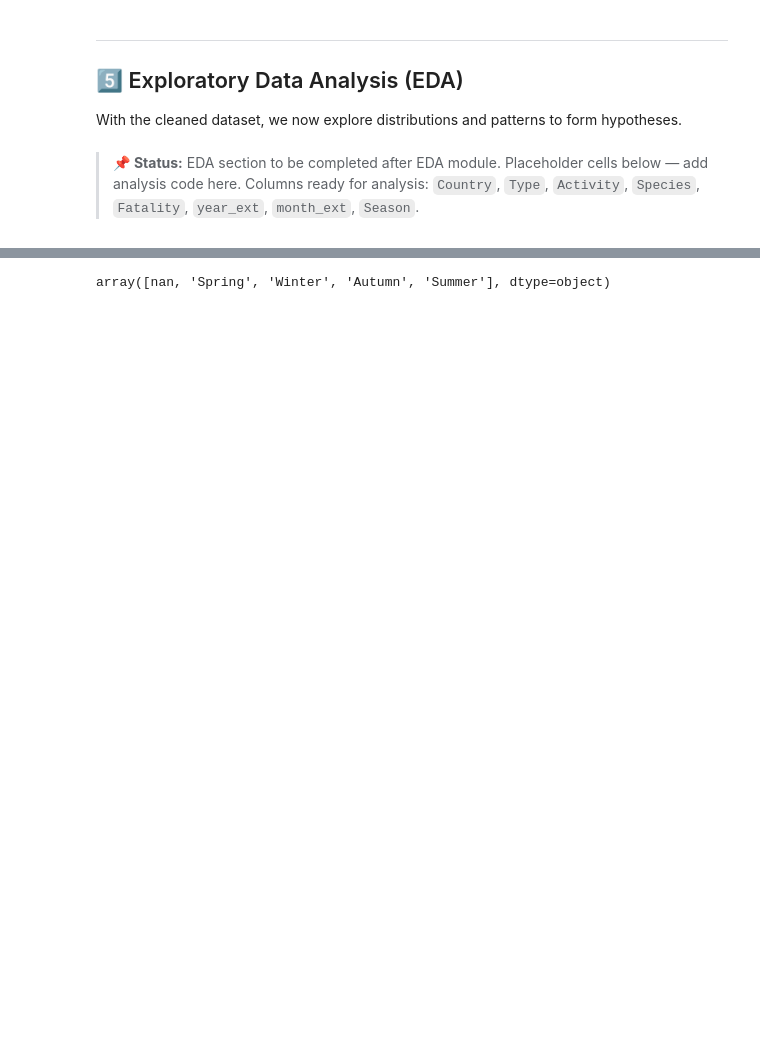
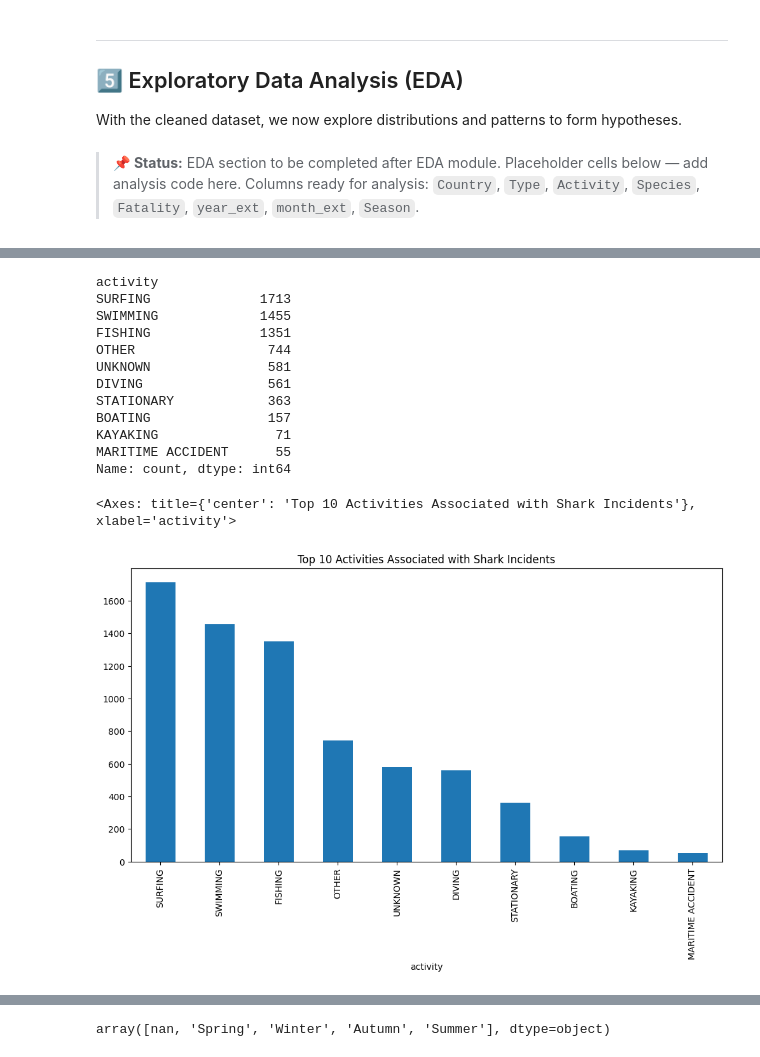
Before and after one commit to cadiyubu/Week2_Shark_Miniproject-, a Jupyter notebook: Shark_df_Analysis.ipynb, the cells around one changed output, grey strips where cells are left out. Saved outputs shown, nothing was run; the diff lists cells and outputs as text; code cells hidden in the pictures; blank space fills up the shorter version.

```diff
--- a/Shark_df_Analysis.ipynb
+++ b/Shark_df_Analysis.ipynb
@@ -908,5 +944,24 @@ With the cleaned dataset, we now explore distributions and patterns to form hypo
 # %%
 # 📌 PLACEHOLDER — top 10 activities
-# shark_clean['Activity'].value_counts().head(10)
+import seaborn as sns
+display(shark_clean['activity'].value_counts().head(10))
+activity_counts = (shark_clean['activity'].value_counts().head(10))
+
+activity_counts.plot(kind='bar',figsize=(12,6),title='Top 10 Activities Associated with Shark Incidents')
+# %% [output]
+activity
+SURFING              1713
+SWIMMING             1455
+FISHING              1351
+OTHER                 744
+UNKNOWN               581
+DIVING                561
+STATIONARY            363
+BOATING               157
+KAYAKING               71
+MARITIME ACCIDENT      55
+Name: count, dtype: int64
+<Axes: title={'center': 'Top 10 Activities Associated with Shark Incidents'}, xlabel='activity'>
+[figure, added]
 # %%
 # 📌 PLACEHOLDER — top 10 countries
```
Also changed, not shown: parts of 17 cells of this notebook.
